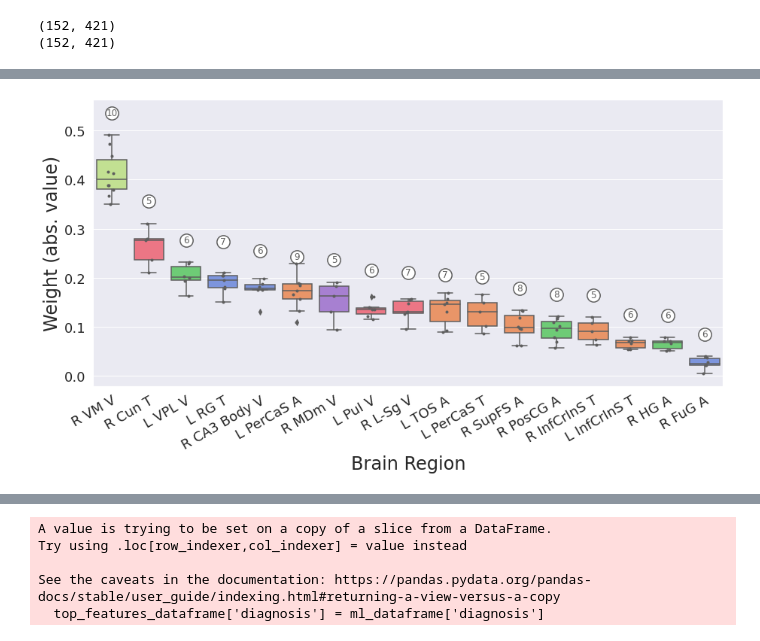
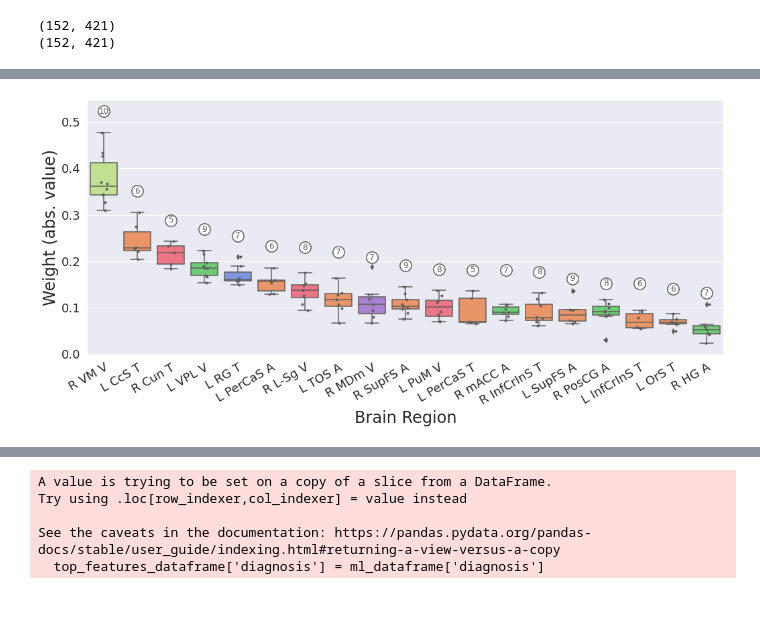
Before and after one commit to latypovt/MSTN_GM, a Jupyter notebook: graphs.ipynb, the cells around one changed output, grey strips where cells are left out. Saved outputs shown, nothing was run; the diff lists cells and outputs as text; code cells hidden in the pictures; blank space fills up the shorter version.

```diff
--- a/graphs.ipynb
+++ b/graphs.ipynb
@@ -182,12 +182,12 @@ print(means)
 # %%
 # network colours for bar plot
-palette_dict = {'R VM V': '#c5ed85', 'L PerCaS A': '#ff8e52', 'R PosCG A': '#5edb69', 'R SupFS A': '#ff8e52',
-                'L RG T': '#6d8ded', 'R L-Sg V': '#ff6376', 'L TOS A': '#ff8e52', 'R HG A': '#5edb69',
-                'L InfCrInS T': '#ff8e52', 'L PuI V': '#ff6376', 'R CA3 Body V': '#6d8ded', 'L VPL V': '#5edb69',
+palette_dict = {'R VM V': '#c5ed85', 'L PerCaS A': '#ff8e52', 'R PosCG A': '#5edb69', 'R mACC A': '#5edb69', 'R SupFS A': '#ff8e52',
+                'L RG T': '#6d8ded', 'R L-Sg V': '#ff6376', 'L TOS A': '#ff8e52', 'R TOS T': '#ff8e52', 'L OrS T': '#ff8e52', 'R HG A': '#5edb69',
+                'L InfCrInS T': '#ff8e52', 'L PuI V': '#ff6376', 'L PuM V': '#ff6376', 'R CA3 Body V': '#6d8ded', 'L VPL V': '#5edb69',
                 'R FuG A': '#6d8ded', 'R MDm V': '#a773de','L PerCaS T': '#ff8e52', 'R InfCrInS T': '#ff8e52',
-                'R Cun T': '#ff6376'}
+                'R Cun T': '#ff6376', 'L CcS T':'#ff8e52', 'L SupFS A':'#ff8e52', 'R Cun A':'#ff6376' }
 # %%
-fig = plt.figure(figsize=(15, 7))
+fig = plt.figure(figsize=(17, 7))
 
 # boxplot
 ax=sns.boxplot(data=top_weights, x="feature", y="weight", palette=palette_dict, order=top_weights.groupby('feature').mean()
@@ -199,35 +199,35 @@ ax=sns.boxplot(data=top_weights, x="feature", y="weight", palette=palette_dict,
 sns.set_style("darkgrid")
 sns.stripplot(data=top_weights, x="feature", y="weight", size=4, color='#5E5E5E', order=top_weights.groupby('feature')
               .mean().sort_values('weight', ascending=False).index)
 
 # save axis labels and means in separate list
 xlabels = top_weights.groupby('feature').mean().sort_values('weight', ascending=False)
 xlabels_list = xlabels.index.tolist()
 xlabels_means = xlabels['weight'].tolist()
 
-xlabels_importance = [10, 5, 6, 7, 6, 9, 5, 6, 7, 7, 5, 8, 8, 5, 6, 6, 6]
+xlabels_importance = [10, 6, 5, 9, 7, 6, 8, 7, 7, 9, 8, 5, 7, 8, 9, 8, 6, 6, 7]
 
 plt.xticks(rotation=30,size=18,rotation_mode="anchor", ha="right", ticks=np.arange(0, len(xlabels), 1))
 plt.yticks(size=18)
 
 plt.xlabel('Brain Region', size=24)
 plt.ylabel('Weight (abs. value)', size=24)
 
 # max weight of each feature
 xlabels_max = top_weights.groupby('feature').max().sort_values('weight', ascending=False)
 max_weights = []
 for index, row in xlabels_max.iterrows():
     max_weights.append(row['weight'])
 
 # fold labels
 for i,_ in enumerate(max_weights):
     plt.text(x=i, y=(max_weights[i]+0.04), s=xlabels_importance[i], color='#5E5E5E', ha="center", fontsize=12)
     plt.scatter(x=i, y=(max_weights[i]+0.045), s=300, color='white', zorder=2, edgecolor='#5E5E5E', linewidth=1.5)
 
 
 plt.savefig('out/feature_weights.png', dpi=400, bbox_inches='tight')
 # %% [output]
-[figure, old version]
+[figure, new version]
 # %%
 # parse healthy controls data
 
```
Also changed, not shown: parts of 15 cells of this notebook, 20 other files.
